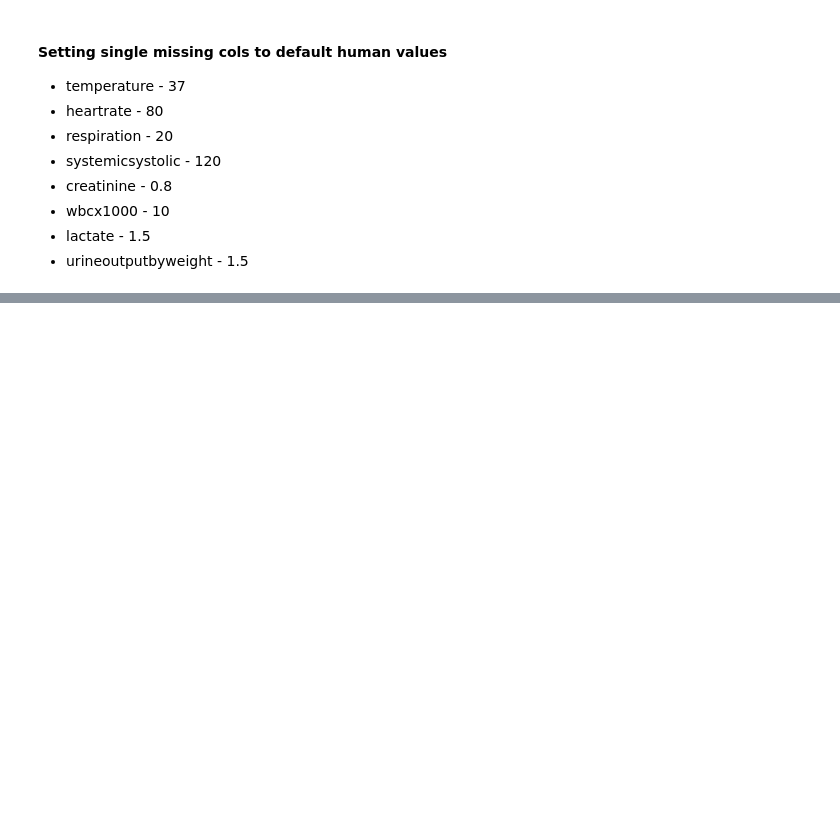
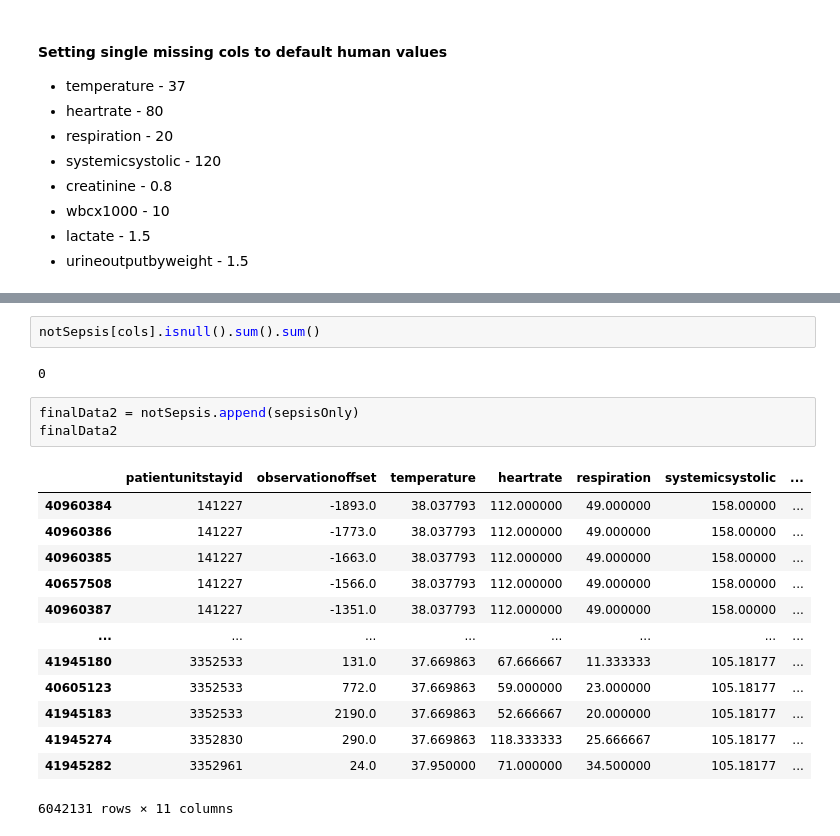
Before and after one commit to StallionsProject/SepsisPrediction, a Jupyter notebook: Jupyter Notebooks/data-interpolation.ipynb, the cells around one changed output, grey strips where cells are left out. Saved outputs shown, nothing was run; the diff lists cells and outputs as text; blank space fills up the shorter version.

```diff
--- a/Jupyter Notebooks/data-interpolation.ipynb
+++ b/Jupyter Notebooks/data-interpolation.ipynb
@@ -145 +225,22 @@ finalData[cols].isnull().sum().sum()
+# %%
+notSepsis[cols].isnull().sum().sum()
+# %% [output]
+0
+# %%
+finalData2 = notSepsis.append(sepsisOnly)
+finalData2
+# %% [output]
+|  | patientunitstayid | observationoffset | temperature | heartrate | respiration | systemicsystolic | ... |
+| 40960384 | 141227 | -1893.0 | 38.037793 | 112.000000 | 49.000000 | 158.00000 | ... |
+| 40960386 | 141227 | -1773.0 | 38.037793 | 112.000000 | 49.000000 | 158.00000 | ... |
+| 40960385 | 141227 | -1663.0 | 38.037793 | 112.000000 | 49.000000 | 158.00000 | ... |
+| 40657508 | 141227 | -1566.0 | 38.037793 | 112.000000 | 49.000000 | 158.00000 | ... |
+| 40960387 | 141227 | -1351.0 | 38.037793 | 112.000000 | 49.000000 | 158.00000 | ... |
+| ... | ... | ... | ... | ... | ... | ... | ... |
+| 41945180 | 3352533 | 131.0 | 37.669863 | 67.666667 | 11.333333 | 105.18177 | ... |
+| 40605123 | 3352533 | 772.0 | 37.669863 | 59.000000 | 23.000000 | 105.18177 | ... |
+| 41945183 | 3352533 | 2190.0 | 37.669863 | 52.666667 | 20.000000 | 105.18177 | ... |
+| 41945274 | 3352830 | 290.0 | 37.669863 | 118.333333 | 25.666667 | 105.18177 | ... |
+| 41945282 | 3352961 | 24.0 | 37.950000 | 71.000000 | 34.500000 | 105.18177 | ... |
+6042131 rows × 11 columns
 # %%
```
Also changed, not shown: parts of 11 cells of this notebook.
